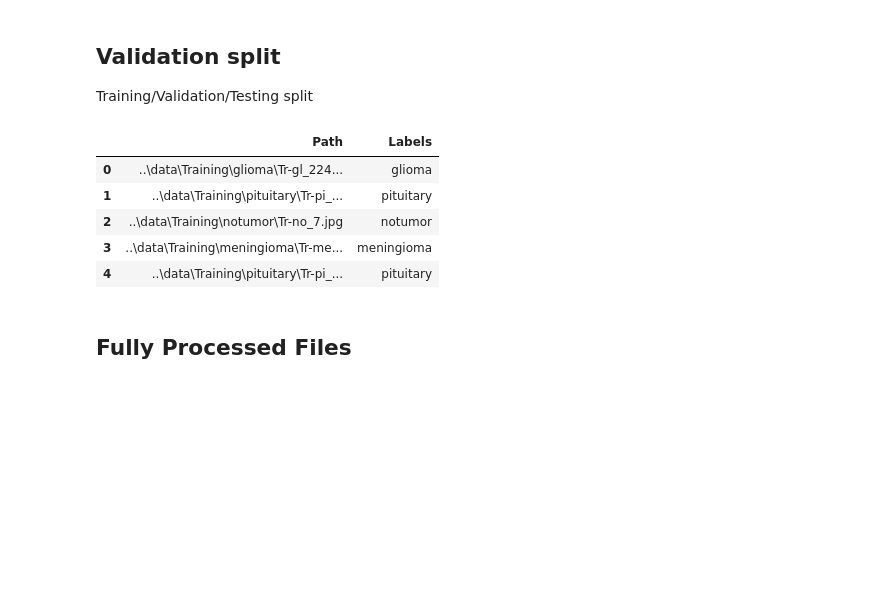
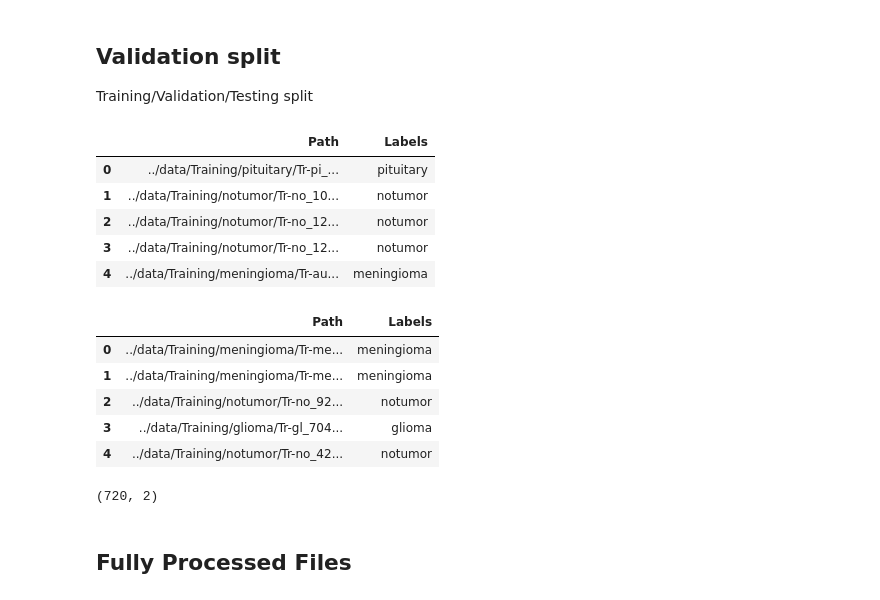
Before and after one commit to WingfungHu/MRIModelBench, a Jupyter notebook: notebooks/Preprocessing_Data.ipynb, the cells around one changed output. Cells and saved outputs as stored; diff of their text form; code cells hidden in the pictures; blank space fills up the shorter version.

```diff
--- a/notebooks/Preprocessing_Data.ipynb
+++ b/notebooks/Preprocessing_Data.ipynb
@@ -52,15 +110,30 @@ pd.DataFrame(X_val).assign(target=Y_val).to_csv("../data/val.csv", index=False)
 # %%
 val_df = pd.read_csv("../data/val.csv")
 val_df = val_df.rename(columns={"target": "Labels"})
+train_df = train_df.rename(columns={"target": "Labels"})
 val_df.to_csv("../data/val.csv", index=False)
+train_df.to_csv("../data/train.csv", index=False)
 val_df.head()
 # %% [output]
 |  | Path | Labels |
-| 0 | ..\data\Training\glioma\Tr-gl_224... | glioma |
-| 1 | ..\data\Training\pituitary\Tr-pi_... | pituitary |
-| 2 | ..\data\Training\notumor\Tr-no_7.jpg | notumor |
-| 3 | ..\data\Training\meningioma\Tr-me... | meningioma |
-| 4 | ..\data\Training\pituitary\Tr-pi_... | pituitary |
+| 0 | ../data/Training/pituitary/Tr-pi_... | pituitary |
+| 1 | ../data/Training/notumor/Tr-no_10... | notumor |
+| 2 | ../data/Training/notumor/Tr-no_12... | notumor |
+| 3 | ../data/Training/notumor/Tr-no_12... | notumor |
+| 4 | ../data/Training/meningioma/Tr-au... | meningioma |
+# %%
+train_df.head()
+# %% [output]
+|  | Path | Labels |
+| 0 | ../data/Training/meningioma/Tr-me... | meningioma |
+| 1 | ../data/Training/meningioma/Tr-me... | meningioma |
+| 2 | ../data/Training/notumor/Tr-no_92... | notumor |
+| 3 | ../data/Training/glioma/Tr-gl_704... | glioma |
+| 4 | ../data/Training/notumor/Tr-no_42... | notumor |
+# %%
+val_df.shape # sanity check :)
+# %% [output]
+(720, 2)
 # %% [markdown]
 ## Fully Processed Files
 # %%
```
Also changed, not shown: parts of 9 cells of this notebook, 5 other files.
